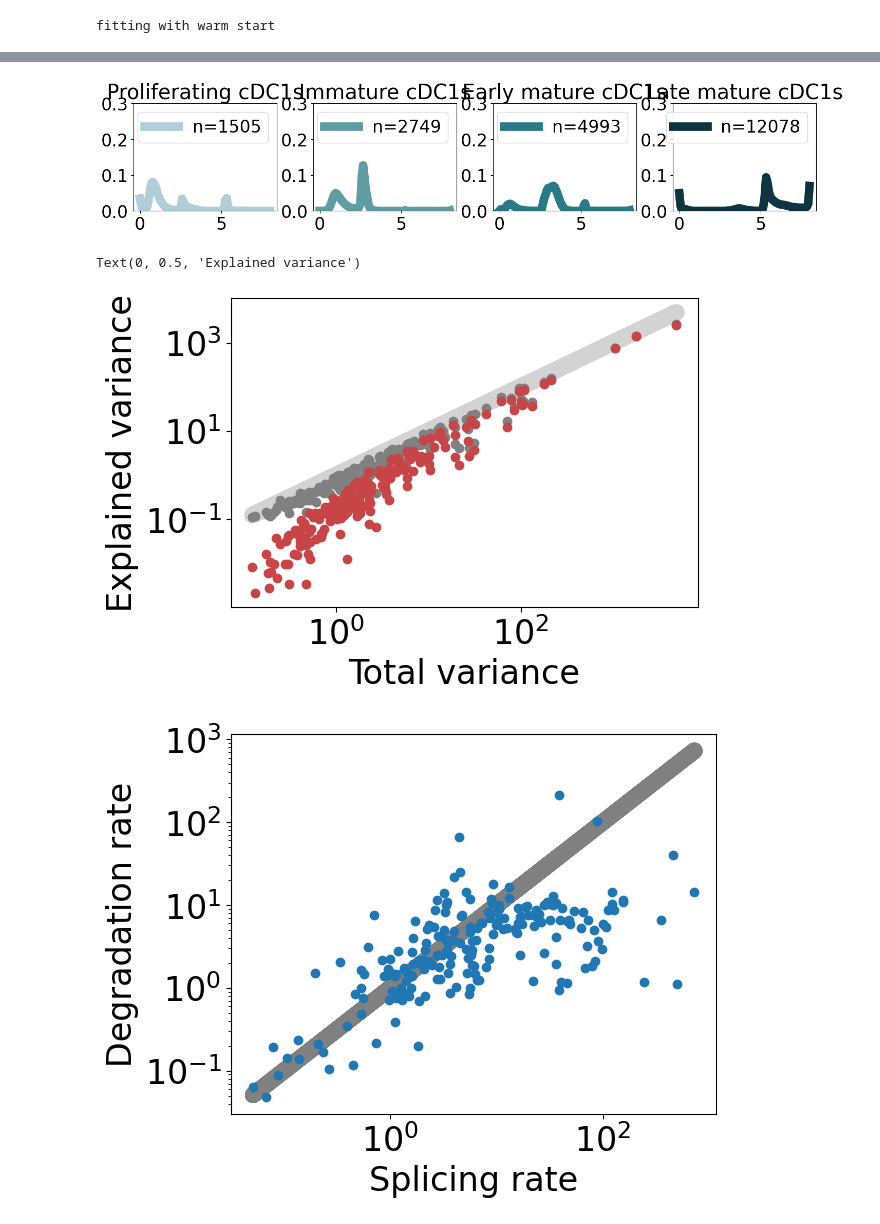
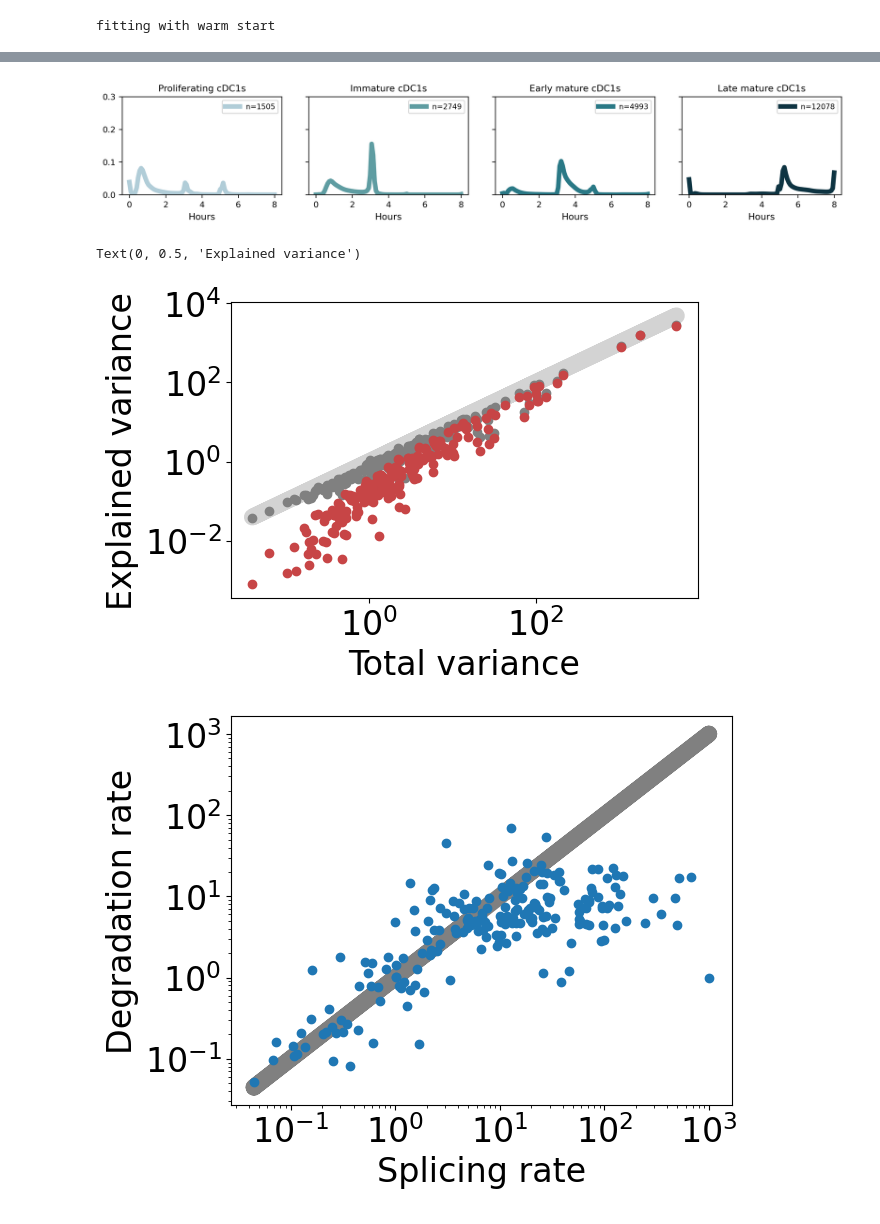
Before and after one commit to reliscu/chronocell_janssens_2025_preprint, a Jupyter notebook: 04_run_chronocell_eLNPs_mapped_identifiers.ipynb, the cells around one changed output, grey strips where cells are left out. Cells and saved outputs as stored; diff of their text form; code cells hidden in the pictures.

```diff
--- a/04_run_chronocell_eLNPs_mapped_identifiers.ipynb
+++ b/04_run_chronocell_eLNPs_mapped_identifiers.ipynb
@@ -207,0 +208,3 @@ np.float64(0.20956810320650648)
+# %%
+mapped_features = mapped_features.loc[mapped_features['Mean_RNA_expr'] > 0.1]
+print(len(mapped_features))
@@ -243,7 +243,7 @@ len(shared)
 # %% [output]
 12
 # %%
-mapped_features_idx = np.where(adata.var_names.isin(mapped_features_hi['Gene'].tolist()))
+mapped_features_idx = np.where(adata.var_names.isin(mapped_features['Gene'].tolist()))
 all_idx = np.sort(np.unique(np.concat([mapped_features_idx[0], fitted_idx[0]])))
 
 fitted_genes = adata.var_names[all_idx]
@@ -475,7 +459,7 @@ traj = traj.fit(X, warm_start=True, fit_tau=True, params=traj_params, Q=Q0, para
 fitting with warm start
 # %%
 import pickle
-with open(f"data/janssens_2025_preprint_Chronocell_eLNPs_var>1.5_{len(fitted_genes)}_fitted_genes_traj_WS.pkl", "wb") as f:
+with open(f"data/janssens_2025_preprint_Chronocell_eLNPs_var>1.5_traj_WS.pkl", "wb") as f:
     pickle.dump(traj, f, protocol=pickle.HIGHEST_PROTOCOL)
 # %%
 print(traj.elbos[-1])
@@ -555,17 +516,31 @@ plt.rcParams['font.size'] = '24'
 # %%
 stages = ["Proliferating cDC1s", "Immature cDC1s", "Early mature cDC1s", "Late mature cDC1s"]
 color_palette = ["#b1cdd8","#5f9da2","#2a7986","#0e3442"]
 timepoint_cmp = LinearSegmentedColormap.from_list("my_cmap", color_palette, N=len(stages))
 
-fig, ax = plt.subplots(1,len(stages),figsize=(3.5*len(stages),3))
-for i,stage in enumerate(stages):
+# ---- knobs ----
+w_per_panel = 3      # inches per subplot (shrink/grow horizontally)
+h = 2.8             # figure height in inches
+title_fs = 10           # title font size
+label_fs = 9           # axis label size (if you add labels)
+tick_fs = 9            # tick label size
+legend_fs = 8          # legend font size
+# --------------
+
+fig, ax = plt.subplots(1, len(stages), figsize=(w_per_panel * len(stages), h), sharey=True, dpi=300)
+
+for i, stage in enumerate(stages):
     idx = adata.obs["newClustersTmp"].isin([stage])
-    ax[i].plot(traj.t, traj.Q[idx,0].mean(0),'.-',label="n="+str(idx.sum()),color=timepoint_cmp(i))
-    ax[i].set_title(stage)
-    ax[i].set_ylim((0,0.3))
-    ax[i].legend()
+    ax[i].plot(traj.t, traj.Q[idx, 0].mean(0), '.-', label=f"n={idx.sum()}", color=timepoint_cmp(i), lw=5, markersize=3)
+    ax[i].set_title(stage, fontsize=title_fs)
+    ax[i].set_ylim((0, 0.3))
+    ax[i].tick_params(axis='both', labelsize=tick_fs)
+    ax[i].legend(fontsize=legend_fs)
+    ax[i].set_xlabel("Hours", fontsize=title_fs)
+
+fig.tight_layout()
 # %% [output]
-[figure, old version]
+[figure, new version]
 # %%
 Y_grid = traj.get_Y_hat(traj.theta, traj.t, traj.tau, traj.topo, traj.params)[0]
 Y = traj.params['r'][:,None,None] * np.sum(traj.Q[:,:,:,None,None]* Y_grid[None,:],axis=(1,2))
@@ -583,14 +558,14 @@ plt.xlabel('Total variance')
 plt.ylabel('Explained variance')
 # %% [output]
 Text(0, 0.5, 'Explained variance')
-[figure, old version]
+[figure, new version]
 # %%
 plt.loglog(traj.theta[:,[-2]],traj.theta[:,[-2]],'-',color='gray');
 plt.loglog(traj.theta[:,[-2]],traj.theta[:,[-1]],'.');
 plt.xlabel("Splicing rate");
 plt.ylabel("Degradation rate");
 # %% [output]
-[figure, old version]
+[figure, new version]
 # %%
 # import dill
 # dill.dump_session('Chronocell_eLNPs_var>1.5_ADT_genes_env.db')
```
Also changed, not shown: parts of 18 cells of this notebook, 4 other files.
